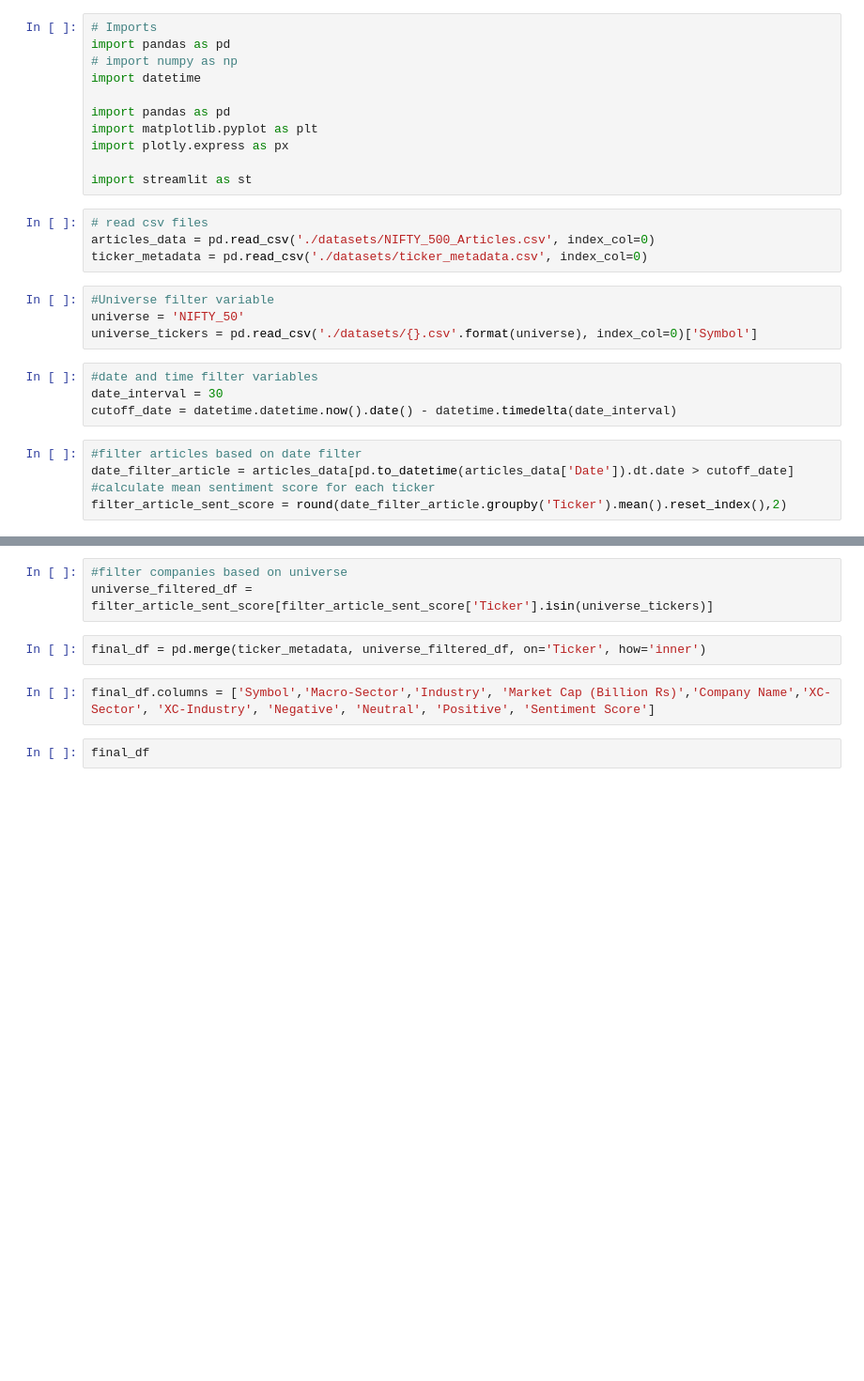
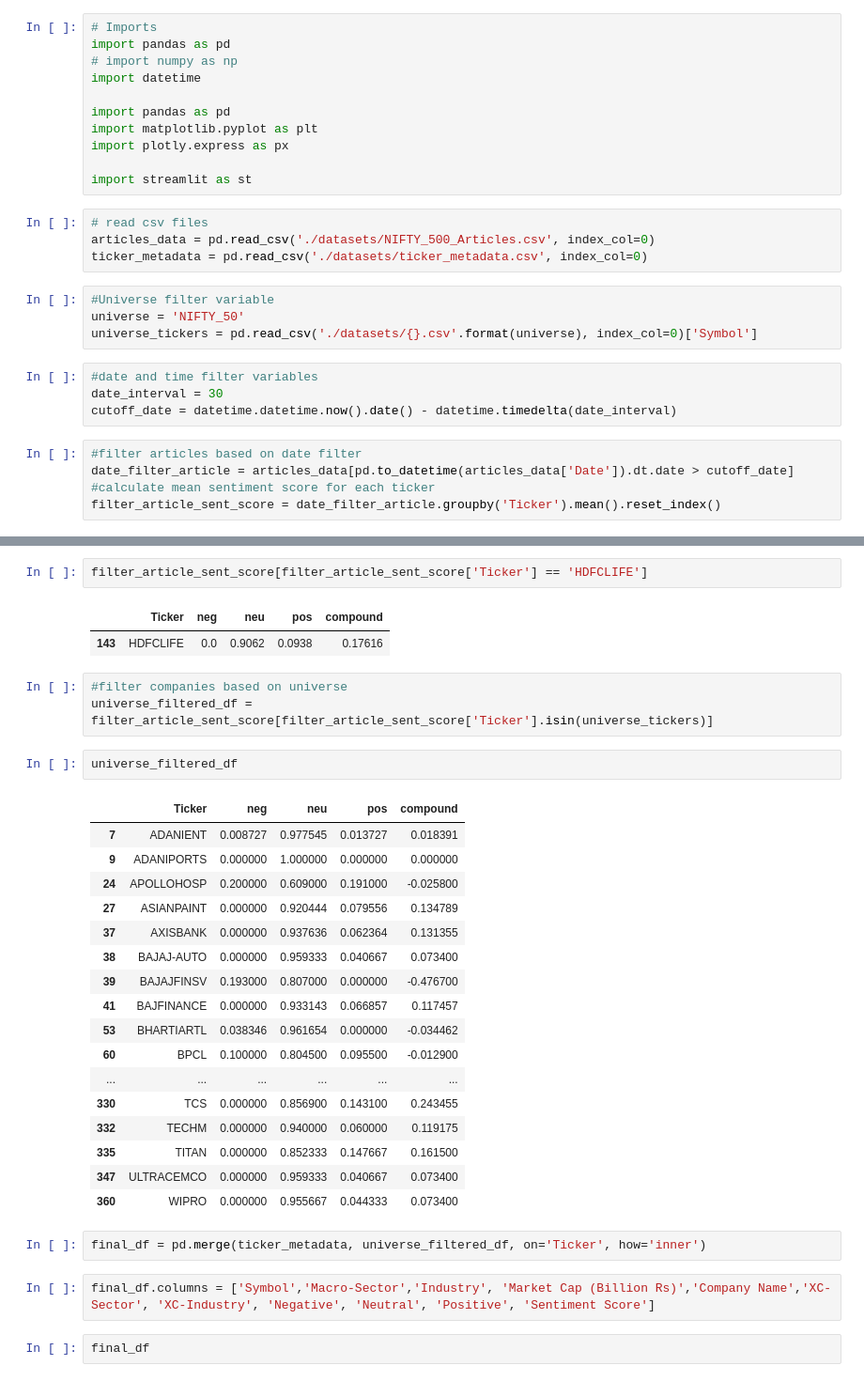
Before and after one commit to Shubxam/Nifty-500-Live-Sentiment-Analysis, a Jupyter notebook: playbook.ipynb, the cells around one changed output, grey strips where cells are left out. Shown at 94% size. Saved outputs shown, nothing was run; the diff lists cells and outputs as text; blank space fills up the shorter version.

```diff
--- a/playbook.ipynb
+++ b/playbook.ipynb
@@ -25,4 +25,4 @@ cutoff_date = datetime.datetime.now().date() - datetime.timedelta(date_interval)
 #filter articles based on date filter
 date_filter_article = articles_data[pd.to_datetime(articles_data['Date']).dt.date > cutoff_date]
 #calculate mean sentiment score for each ticker
-filter_article_sent_score = round(date_filter_article.groupby('Ticker').mean().reset_index(),2)
+filter_article_sent_score = date_filter_article.groupby('Ticker').mean().reset_index()
@@ -45,6 +45,31 @@ date_filter_article
+# %%
+filter_article_sent_score[filter_article_sent_score['Ticker'] == 'HDFCLIFE']
+# %% [output]
+|  | Ticker | neg | neu | pos | compound |
+| 143 | HDFCLIFE | 0.0 | 0.9062 | 0.0938 | 0.17616 |
 # %%
 #filter companies based on universe
 universe_filtered_df = filter_article_sent_score[filter_article_sent_score['Ticker'].isin(universe_tickers)]
+# %%
+universe_filtered_df
+# %% [output]
+|  | Ticker | neg | neu | pos | compound |
+| 7 | ADANIENT | 0.008727 | 0.977545 | 0.013727 | 0.018391 |
+| 9 | ADANIPORTS | 0.000000 | 1.000000 | 0.000000 | 0.000000 |
+| 24 | APOLLOHOSP | 0.200000 | 0.609000 | 0.191000 | -0.025800 |
+| 27 | ASIANPAINT | 0.000000 | 0.920444 | 0.079556 | 0.134789 |
+| 37 | AXISBANK | 0.000000 | 0.937636 | 0.062364 | 0.131355 |
+| 38 | BAJAJ-AUTO | 0.000000 | 0.959333 | 0.040667 | 0.073400 |
+| 39 | BAJAJFINSV | 0.193000 | 0.807000 | 0.000000 | -0.476700 |
+| 41 | BAJFINANCE | 0.000000 | 0.933143 | 0.066857 | 0.117457 |
+| 53 | BHARTIARTL | 0.038346 | 0.961654 | 0.000000 | -0.034462 |
+| 60 | BPCL | 0.100000 | 0.804500 | 0.095500 | -0.012900 |
+| ... | ... | ... | ... | ... | ... |
+| 330 | TCS | 0.000000 | 0.856900 | 0.143100 | 0.243455 |
+| 332 | TECHM | 0.000000 | 0.940000 | 0.060000 | 0.119175 |
+| 335 | TITAN | 0.000000 | 0.852333 | 0.147667 | 0.161500 |
+| 347 | ULTRACEMCO | 0.000000 | 0.959333 | 0.040667 | 0.073400 |
+| 360 | WIPRO | 0.000000 | 0.955667 | 0.044333 | 0.073400 |
 # %%
 final_df = pd.merge(ticker_metadata, universe_filtered_df, on='Ticker', how='inner')
 # %%
```
Also changed, not shown: parts of 4 cells of this notebook, 1 other file.
